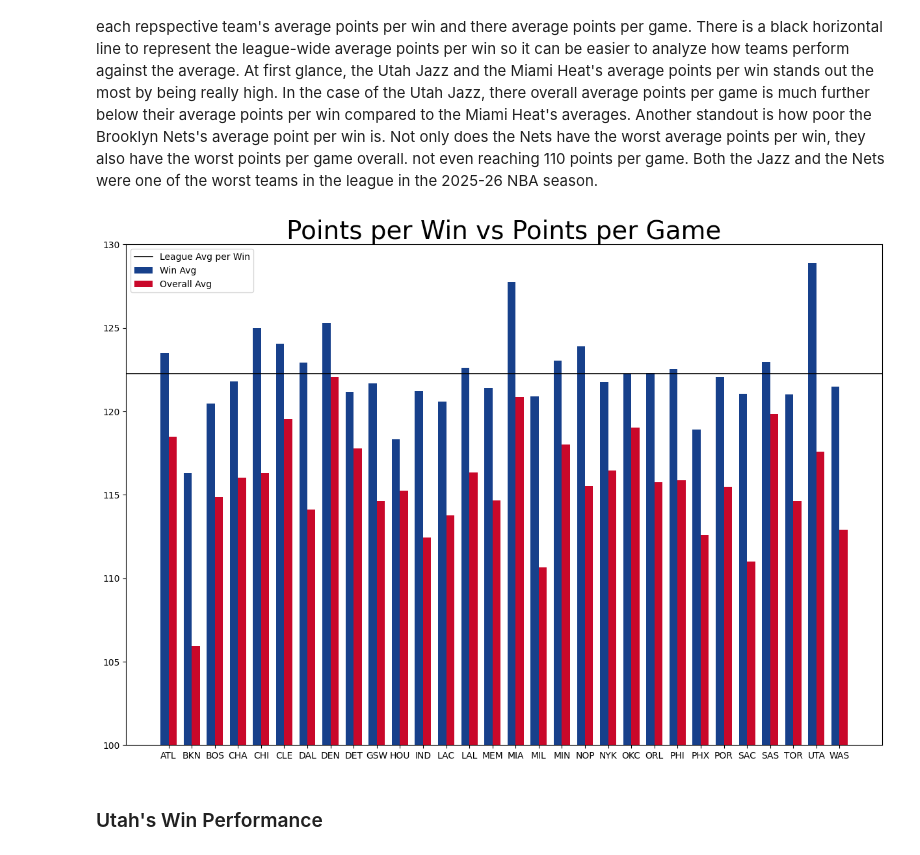
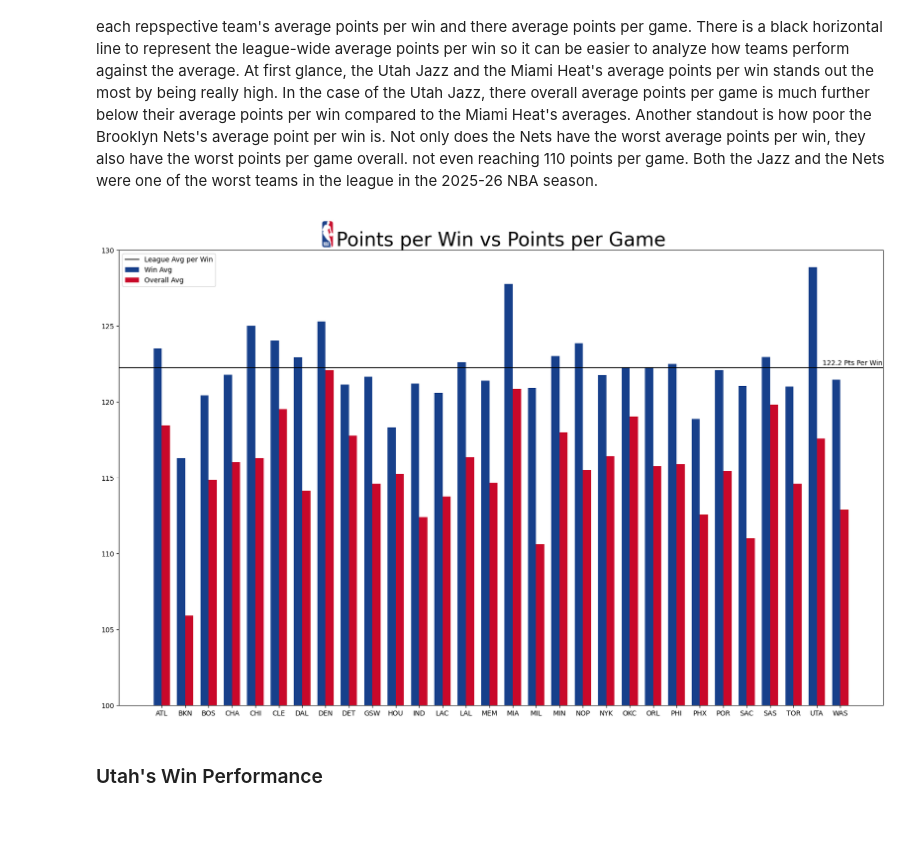
Before and after one commit to wjpericles/nba-data-visuals, a Jupyter notebook: src/02_points_per_win/points_per_win.ipynb, the cells around one changed output. Cells and saved outputs as stored; diff of their text form; code cells hidden in the pictures; blank space fills up the shorter version.

Commit message:
Added annotations and NBA logo to first plot. Next step is to make logo placement dynamic.

```diff
--- a/src/02_points_per_win/points_per_win.ipynb
+++ b/src/02_points_per_win/points_per_win.ipynb
@@ -170,13 +195,13 @@ print(points_compare.head())
 # %%
 def plot_nba_logo(ax: Axes, title_xy: tuple):
     # Path to NBA logo
-    logo_path = os.path.join('..','logos', 'NBA_logo.png')
+    logo_path = os.path.join('logos', 'NBA_logo.png')
     # Read image into Numpy array
     img = plt.imread(logo_path)
     # Adjust 'zoom' to scale your image up or down
     imagebox = OffsetImage(img, zoom=1)
     # Places Logo on the bar graph next to the title.
-    anno_box = AnnotationBbox(imagebox, xy=(0.4, 1.05), xycoords='axes fraction',
+    anno_box = AnnotationBbox(imagebox, xy=(0.265, 1.065), xycoords='axes fraction',
                               box_alignment=(0, 1), frameon=False)
     ax.add_artist(anno_box)
 # %% [markdown]
@@ -186,29 +211,41 @@ Below, a double bar graph has been generated based off the previously compiled d
 # %%
 teams = list(overall_avg['team'])
 x = np.arange(len(teams))  # Numerical locations for labels
 width = 0.35  # Width of each bar
 
 # create a figure and axis to plot a bar graph
-fig, ax = plt.subplots(figsize =(15, 10))
+fig, ax = plt.subplots(figsize =(20, 12))
 # create and object for when plotting bar graph so that it can be looped through later. Bar graph consist of team and 'p_diff' and ronuded 2 places.
 #bars_win = ax.bar(wins_agg['teams'], round(wins_agg['points'], 2), label = "Win Avg") # color = '#17408B'
 #bars_ovr = ax.bar(overall_avg['TEAM_ABBREVIATION'], round(overall_avg['points'], 2), label = "Overall Avg")
 
 bars_win = ax.bar(x - width/2, wins_agg['points'], width, label = "Win Avg", color='#17408B')
 bars_ovr = ax.bar(x + width/2, overall_avg['points'], width, label = "Overall Avg", color='#C9082A')
 
 # league_win_avg = sum(wins_agg['points'])/len(wins_agg['points'])
 
 ax.set_ylim(100,130)
 plt.title("Points per Win vs Points per Game", fontsize = 28)
 ax.set_xticks(x)
 ax.set_xticklabels(teams)
 plt.axhline(league_win_avg, color='black', linewidth=1.2, label = 'League Avg per Win') # Add a line at League Average points for wins for clarity
+ax.annotate(
+    text=f"{round(league_win_avg,1)} Pts Per Win",
+    xy=(0.96, league_win_avg),
+    xycoords=('axes fraction', 'data'),
+    xytext=(0, 2),
+    textcoords='offset points',
+    color='black',
+    ha='center',
+    va='bottom'
+)
 plt.legend()
+title_xy = ax.title.get_position()
+plot_nba_logo(ax,title_xy)
 plt.savefig('plots/points_per_win.png') # save figure off as a .png
 plt.show()
 # %% [output]
-[figure, old version]
+[figure, new version]
 # %%
 def win_pct_win_avg(team: str, points_data: pd.DataFrame, ovr_data: pd.DataFrame)->Tuple[float,int,str]:
     win_avg = points_data.loc[points_data['team']==team, ['win_points']].values[0][0]
```
Also changed, not shown: parts of 6 cells of this notebook, 7 other files.
